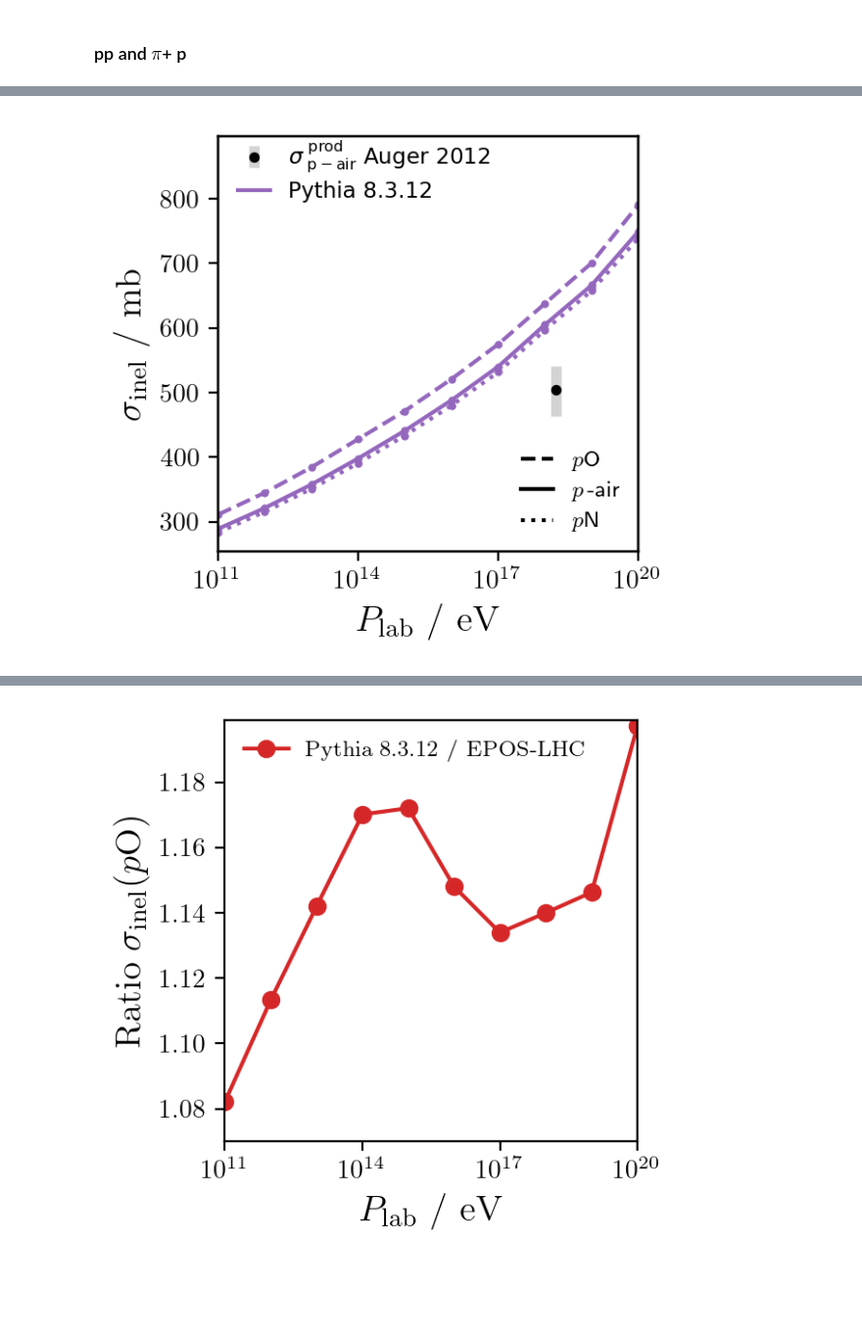
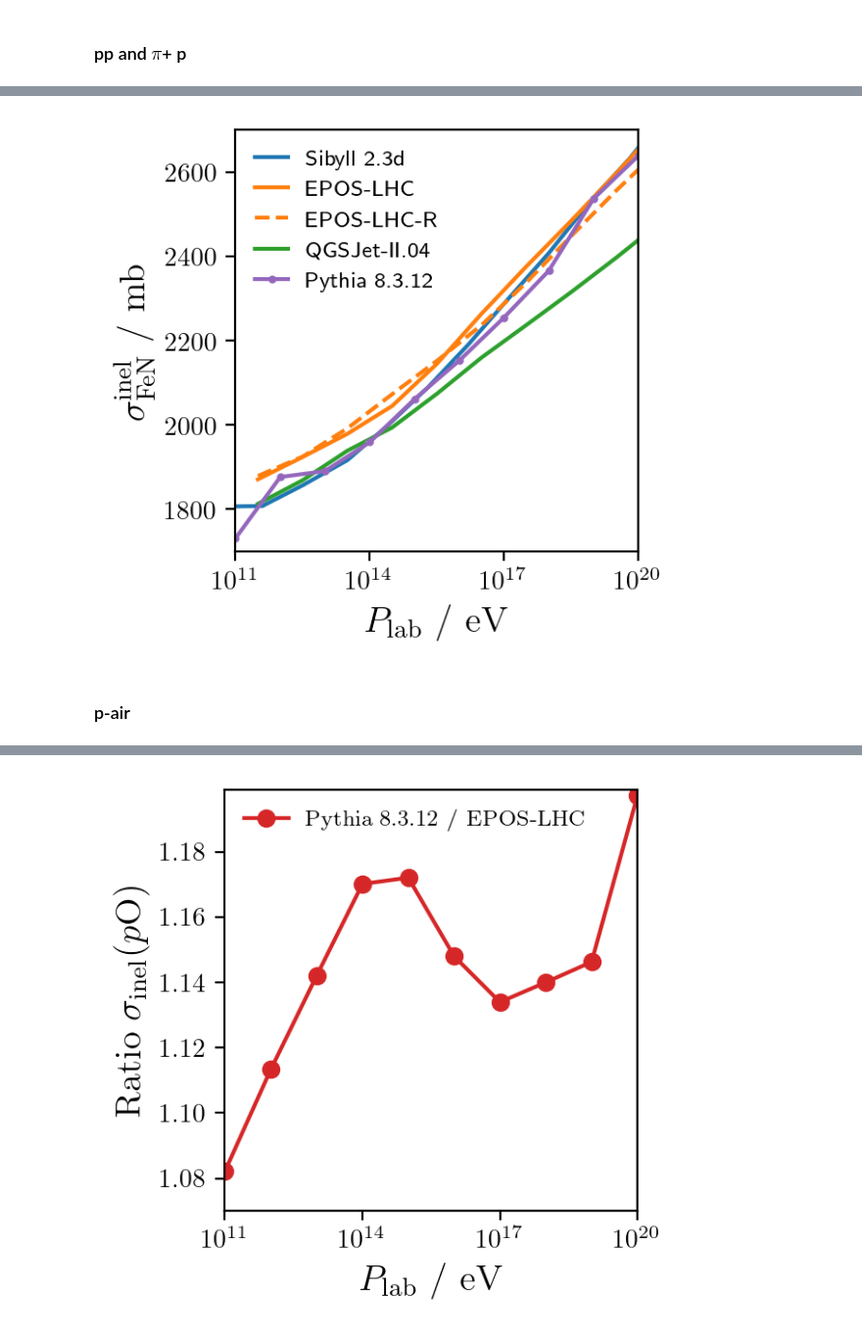
Before and after one commit to gaudu/pythia8312, a Jupyter notebook: examples/pythia8312_xsec_plotting.ipynb, the cells around one changed output, grey strips where cells are left out. Shown at 98% size. Drawn from its saved outputs; the diff is of its cells as text; code cells hidden in the pictures; blank space fills up the shorter version.

```diff
--- a/examples/pythia8312_xsec_plotting.ipynb
+++ b/examples/pythia8312_xsec_plotting.ipynb
@@ -464,55 +475,34 @@ fig.savefig("xs_inel_pO_p-air.pdf", format='pdf')
 # %%
-# pO, p-air, pN
+# FeN
 
 plt.rcParams['text.usetex'] = True
 plt.rcParams['font.family'] = 'serif'
 plt.rcParams['font.serif'] = ['Computer Modern Roman']
 
 fig, ax = plt.subplots(figsize=(3.2,3), dpi=200)
-ax.set(xlim=(1e11,1e20))
+ax.set(xlim=(1e11,1e20), ylim=(1700, 2700))
 ax.set_xscale('log')
-ax.set(xlabel=r"$P_\mathrm{lab}$ / $\mathrm{eV}$", ylabel=r"$\sigma_\mathrm{inel}$ / $\mathrm{mb}$")
+ax.set(xlabel=r"$P_\mathrm{lab}$ / $\mathrm{eV}$", ylabel=r"$\sigma^\mathrm{inel}_\mathrm{FeN}$ / $\mathrm{mb}$")
 ax.xaxis.label.set_size(14)
 ax.yaxis.label.set_size(14)
 
-plt.rcParams['text.usetex'] = False
+#plt.rcParams['text.usetex'] = False
 plt.rcParams['font.family'] = 'sans-serif'
 plt.rcParams['font.sans-serif'] = ['DejaVu Sans']
 
-ax.errorbar(p_O_dataframe['plab']*1e9, p_O_dataframe['sig_inel'], yerr=p_O_dataframe['err_inel'], c='tab:purple', fmt='o', ms=2, ecolor='lightgrey', elinewidth=4, ls='--')
-ax.errorbar(p_N_dataframe['plab']*1e9, p_N_dataframe['sig_inel'], yerr=p_N_dataframe['err_inel'], c='tab:purple', fmt='o', ms=2, ecolor='lightgrey', elinewidth=4, ls=':')
-
-p_O_dataframe = p_O_dataframe.reset_index(drop=True)
-p_N_dataframe = p_N_dataframe.reset_index(drop=True)
-p_air_dataframe = p_O_dataframe.copy()
-p_air_dataframe['sig_inel_O'] = p_O_dataframe['sig_inel']*0.2
-p_air_dataframe['sig_inel_N'] = p_N_dataframe['sig_inel']*0.8
-p_air_dataframe['sig_inel'] = p_air_dataframe['sig_inel_O'] + p_air_dataframe['sig_inel_N']
-p_air_dataframe['err_inel'] = np.sqrt((0.2 * p_O_dataframe['err_inel'])**2 + (0.8 * p_N_dataframe['err_inel'])**2)
-
-ax.errorbar(p_air_dataframe['plab']*1e9, p_air_dataframe['sig_inel'], yerr=p_air_dataframe['err_inel'], c='tab:purple', fmt='o', ms=2, ecolor='lightgrey', elinewidth=4, ls='-')
-
-ax.plot([None], [None], ls='-', color="tab:purple", label="Pythia 8.3.12")
-ax.legend(loc='upper left', bbox_to_anchor=(0, 0.94), fontsize="small", frameon=False, handlelength=1.5)
-
-ax3 = ax.twinx()
-ax3.set_ylim(ax.get_ylim())
-ax3.get_yaxis().set_visible(False)
-ax3.errorbar(10**18.24, 505, yerr=[[pair_total_error_neg], [pair_total_error_pos]], c='black', fmt='o', ms=3, ecolor='lightgrey', elinewidth=4, label=r"$\sigma^\mathrm{~prod}_\mathrm{~p-air}$ Auger 2012")
-ax3.legend(loc='upper left', bbox_to_anchor=(0, 1.04), fontsize="small", frameon=False, handlelength=1.5)
-
-plt.rcParams['text.usetex'] = True
-
-ax2 = ax.twinx()
-ax2.get_yaxis().set_visible(False)
-ax2.plot([None], [None], "--", color="black", label=r"$p$O")
-ax2.plot([None], [None], "-", color="black", label=r"$p$\,-air")
-ax2.plot([None], [None], ":", color="black", label=r"$p$N")
-ax2.legend(loc='lower right', bbox_to_anchor=(1, 0), fontsize="small", frameon=False, handlelength=1.5)
+ax.plot((10 ** elab_sib)*1e9, xs_Fe_N_sib, "-", color="tab:blue", label="Sibyll 2.3d")
+ax.plot(xs_Fe_N_eposlhc[0]*1e9, xs_Fe_N_eposlhc[1], "-", color="tab:orange", label="EPOS-LHC")
+ax.plot(xs_Fe_N_eposlhcr[0]*1e9, xs_Fe_N_eposlhcr[1], linestyle="--", color="tab:orange", label="EPOS-LHC-R")
+ax.plot(xs_Fe_N_qgsjetII04[0]*1e9, xs_Fe_N_qgsjetII04[1], '-', color="tab:green", label="QGSJet-II.04")
+ax.errorbar(Fe_N_sNN_dataframe['plab']*1e9, Fe_N_sNN_dataframe['sig_inel'], yerr=Fe_N_sNN_dataframe['err_inel'], c='tab:purple', fmt='o', ms=2, ecolor='lightgrey', elinewidth=3, ls='-')
+ax.plot([None], [None], ls='-', marker='o', ms=2, color="tab:purple", label="Pythia 8.3.12")
+ax.legend(loc='upper left', bbox_to_anchor=(0, 1), fontsize="small", frameon=False, handlelength=1.5)
 
 fig.tight_layout()
-fig.savefig("xs_inel_pN_pO_p-air_pythia.png", dpi=400)
-fig.savefig("xs_inel_pN_pO_p-air_pythia.pdf", format='pdf')
+fig.savefig("xs_inel_FeN.png", dpi=400)
+fig.savefig("xs_inel_FeN.pdf", format='pdf')
 # %% [output]
-[figure, old version]
+[figure, new version]
+# %% [markdown]
+### p-air
 # %%
```
Also changed, not shown: parts of 24 cells of this notebook.
